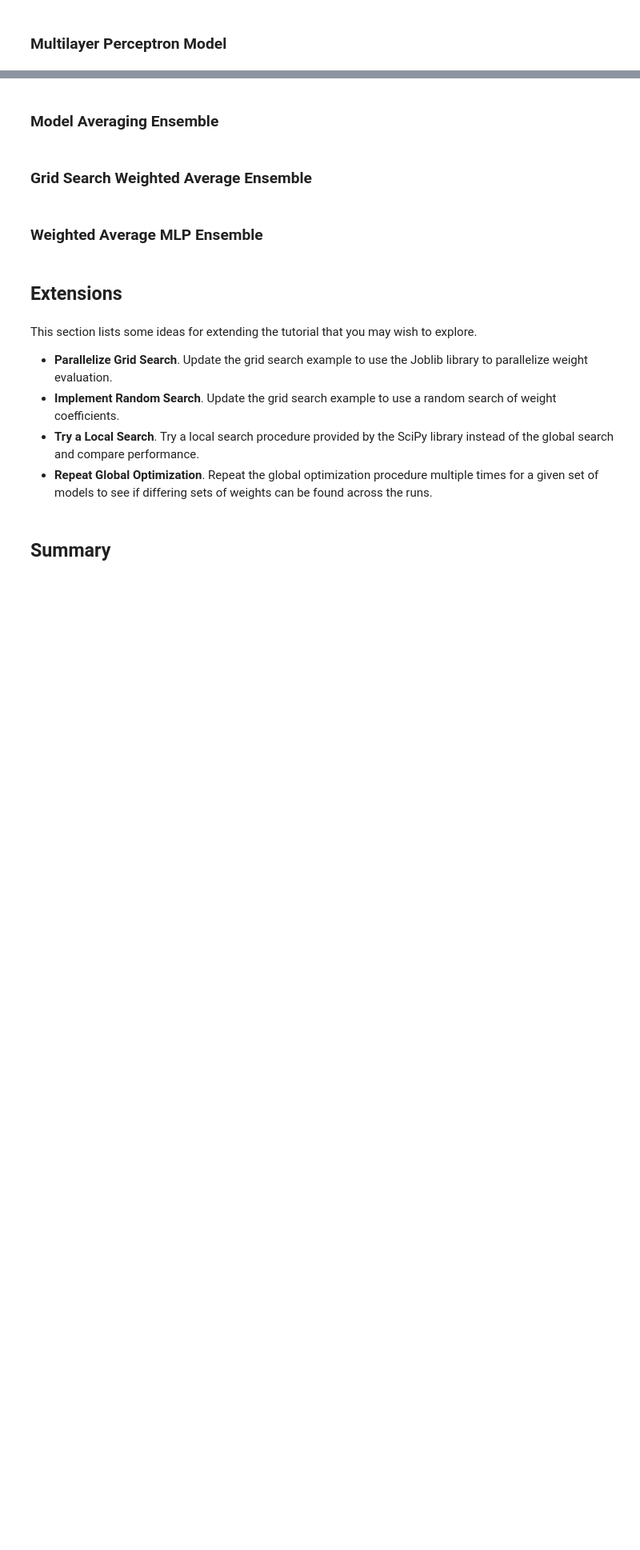
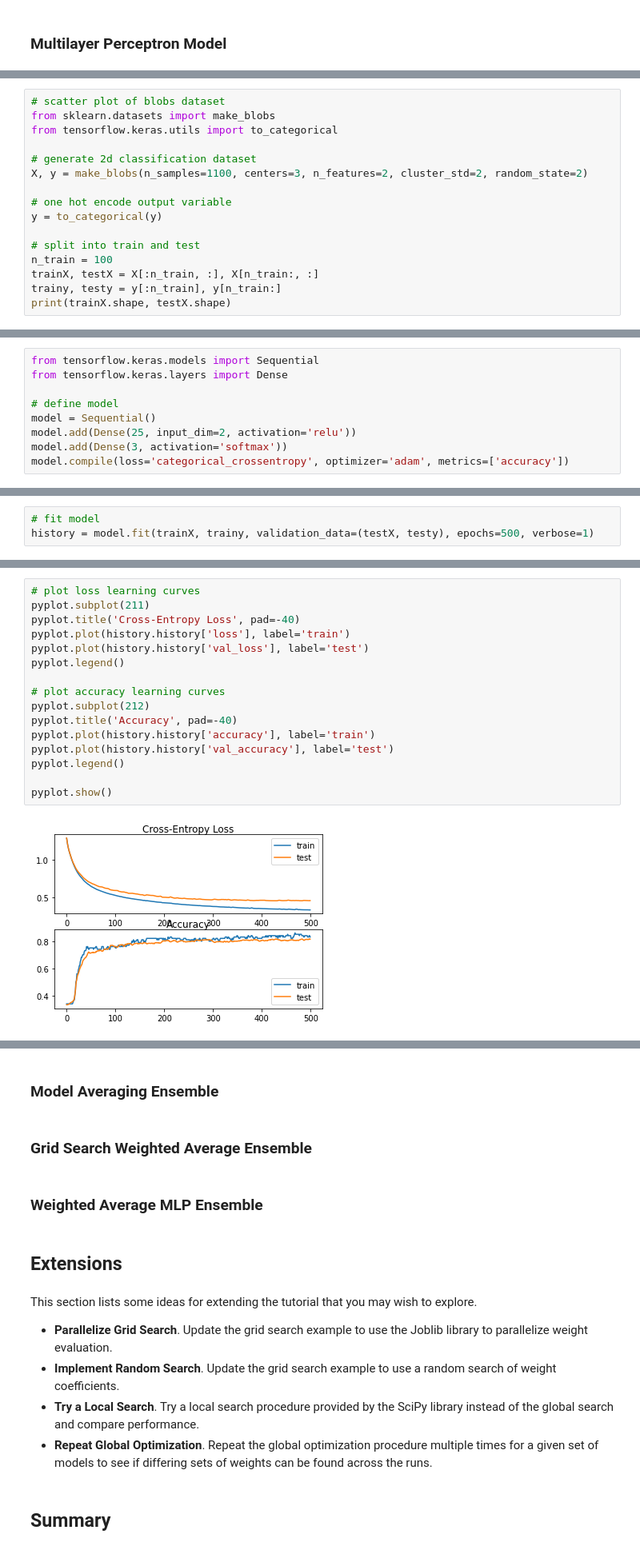
Before and after one commit to eccnil/deep-learning-exercises, a Jupyter notebook: 4.Advanced Topics/3.Better Predictions/2. Contribute Proportional to Trust with Weighted Average Ensemble.ipynb, the cells around one changed output, grey strips where cells are left out. Shown: that part at 80% size. Saved outputs shown, nothing was run; the diff lists cells and outputs as text; blank space fills up the shorter version.

```diff
--- a/4.Advanced Topics/3.Better Predictions/2. Contribute Proportional to Trust with Weighted Average Ensemble.ipynb
+++ b/4.Advanced Topics/3.Better Predictions/2. Contribute Proportional to Trust with Weighted Average Ensemble.ipynb
@@ -26,0 +63,16 @@ In this section, we will demonstrate how to use the weighted average ensemble to
+# %%
+# scatter plot of blobs dataset
+from sklearn.datasets import make_blobs
+from tensorflow.keras.utils import to_categorical
+
+# generate 2d classification dataset
+X, y = make_blobs(n_samples=1100, centers=3, n_features=2, cluster_std=2, random_state=2)
+
+# one hot encode output variable
+y = to_categorical(y)
+
+# split into train and test
+n_train = 100
+trainX, testX = X[:n_train, :], X[n_train:, :]
+trainy, testy = y[:n_train], y[n_train:]
+print(trainX.shape, testX.shape)
@@ -26,0 +83,9 @@ In this section, we will demonstrate how to use the weighted average ensemble to
+# %%
+from tensorflow.keras.models import Sequential
+from tensorflow.keras.layers import Dense
+
+# define model
+model = Sequential()
+model.add(Dense(25, input_dim=2, activation='relu'))
+model.add(Dense(3, activation='softmax'))
+model.compile(loss='categorical_crossentropy', optimizer='adam', metrics=['accuracy'])
@@ -26,0 +94,3 @@ In this section, we will demonstrate how to use the weighted average ensemble to
+# %%
+# fit model
+history = model.fit(trainX, trainy, validation_data=(testX, testy), epochs=500, verbose=1)
@@ -26,0 +126,18 @@ In this section, we will demonstrate how to use the weighted average ensemble to
+# %%
+# plot loss learning curves
+pyplot.subplot(211)
+pyplot.title('Cross-Entropy Loss', pad=-40)
+pyplot.plot(history.history['loss'], label='train')
+pyplot.plot(history.history['val_loss'], label='test')
+pyplot.legend()
+
+# plot accuracy learning curves
+pyplot.subplot(212)
+pyplot.title('Accuracy', pad=-40)
+pyplot.plot(history.history['accuracy'], label='train')
+pyplot.plot(history.history['val_accuracy'], label='test')
+pyplot.legend()
+
+pyplot.show()
+# %% [output]
+[figure, added]
```
Also changed, not shown: parts of 19 cells of this notebook, 6 other files.
